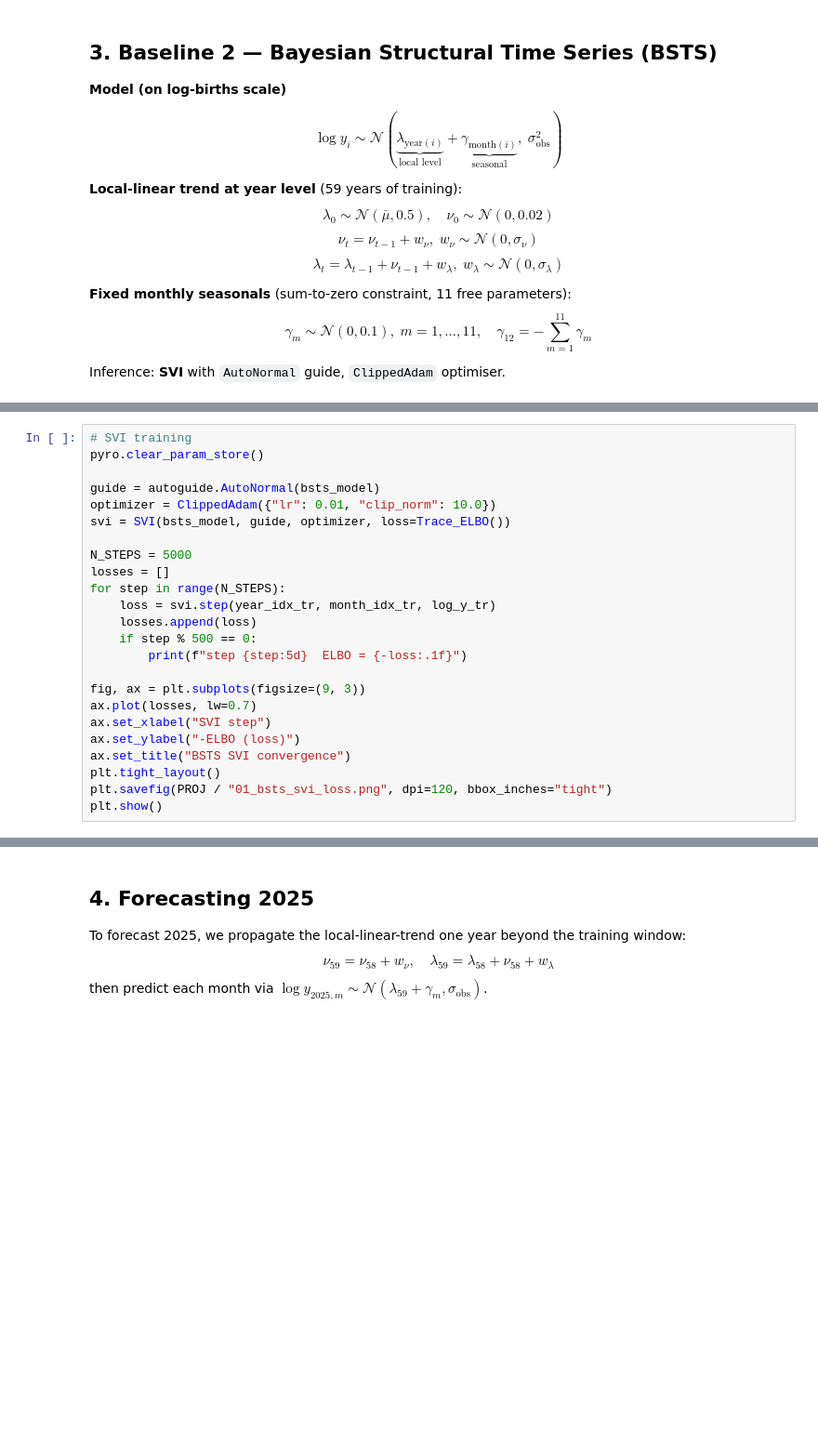
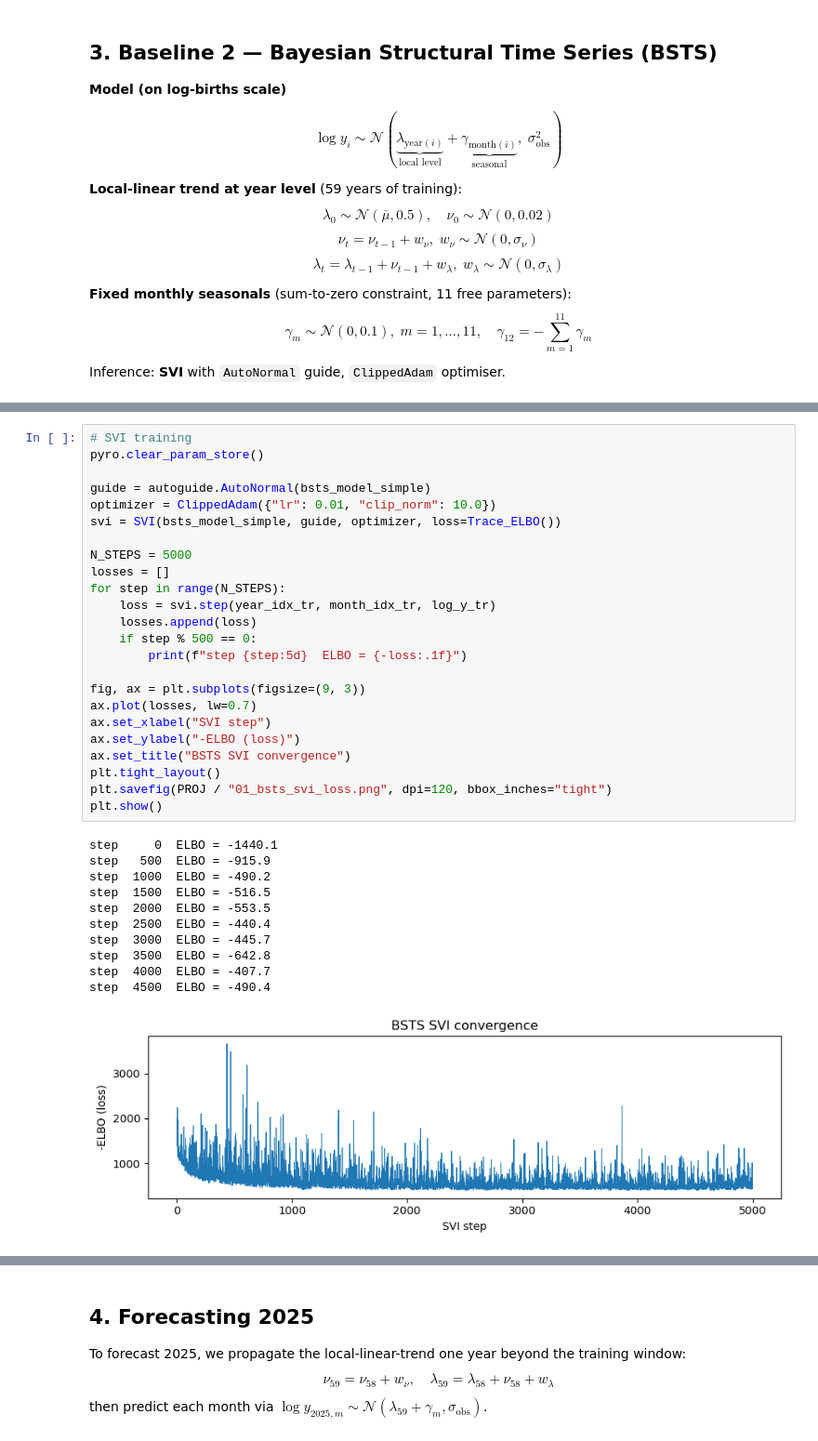
Before and after one commit to jacobfoss02/Banger-MBML, a Jupyter notebook: 01_baselines.ipynb, the cells around one changed output, grey strips where cells are left out. Shown at 93% size. Drawn from its saved outputs; the diff is of its cells as text; blank space fills up the shorter version.

```diff
--- a/01_baselines.ipynb
+++ b/01_baselines.ipynb
@@ -266,24 +258,36 @@ plt.show()
 # %%
 # SVI training
 pyro.clear_param_store()
 
-guide = autoguide.AutoNormal(bsts_model)
+guide = autoguide.AutoNormal(bsts_model_simple)
 optimizer = ClippedAdam({"lr": 0.01, "clip_norm": 10.0})
-svi = SVI(bsts_model, guide, optimizer, loss=Trace_ELBO())
+svi = SVI(bsts_model_simple, guide, optimizer, loss=Trace_ELBO())
 
 N_STEPS = 5000
 losses = []
 for step in range(N_STEPS):
     loss = svi.step(year_idx_tr, month_idx_tr, log_y_tr)
     losses.append(loss)
     if step % 500 == 0:
         print(f"step {step:5d}  ELBO = {-loss:.1f}")
 
 fig, ax = plt.subplots(figsize=(9, 3))
 ax.plot(losses, lw=0.7)
 ax.set_xlabel("SVI step")
 ax.set_ylabel("-ELBO (loss)")
 ax.set_title("BSTS SVI convergence")
 plt.tight_layout()
 plt.savefig(PROJ / "01_bsts_svi_loss.png", dpi=120, bbox_inches="tight")
 plt.show()
+# %% [output]
+step     0  ELBO = -1440.1
+step   500  ELBO = -915.9
+step  1000  ELBO = -490.2
+step  1500  ELBO = -516.5
+step  2000  ELBO = -553.5
+step  2500  ELBO = -440.4
+step  3000  ELBO = -445.7
+step  3500  ELBO = -642.8
+step  4000  ELBO = -407.7
+step  4500  ELBO = -490.4
+[figure, added]
```
Also changed, not shown: parts of 12 cells of this notebook, 18 other files.
